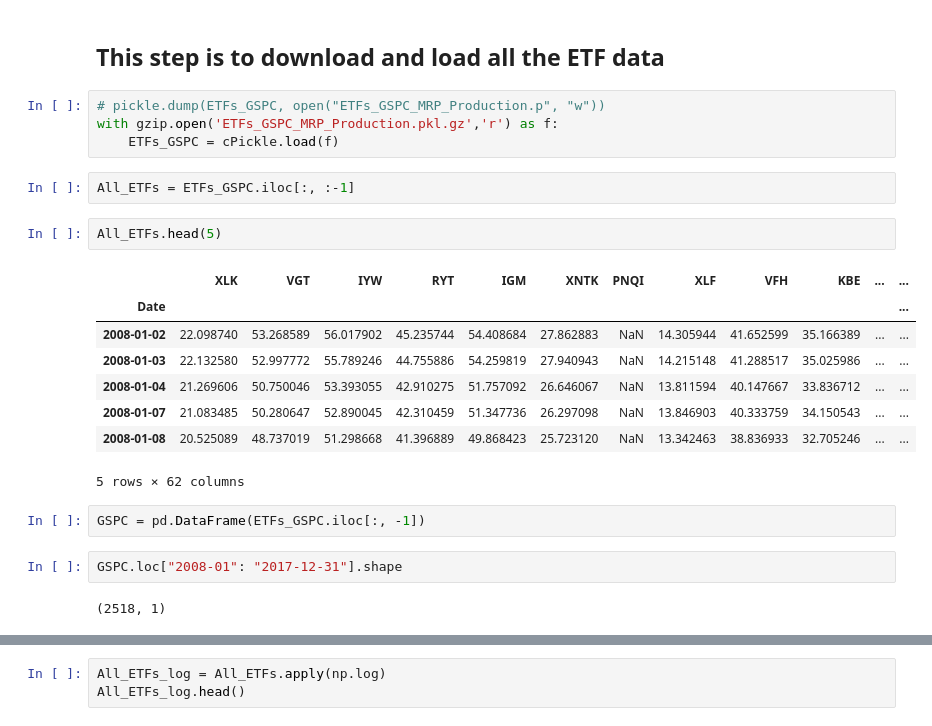
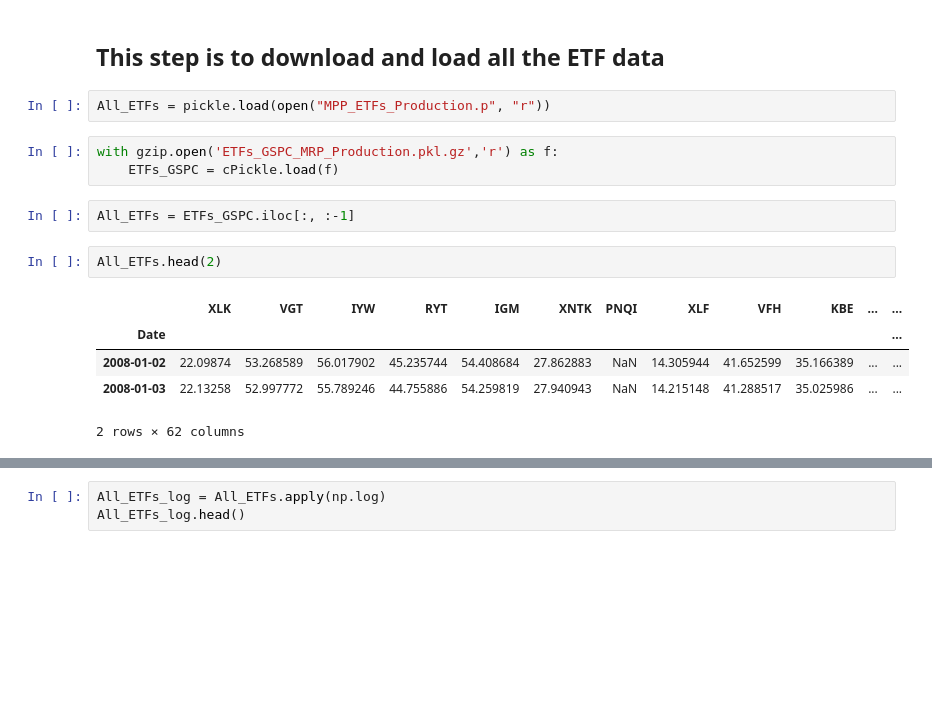
Before and after one commit to IceCreammm/MRP, a Jupyter notebook: MRP_Production_SPTR.ipynb, the cells around one changed output, grey strips where cells are left out. Drawn from its saved outputs; the diff is of its cells as text; blank space fills up the shorter version.

```diff
--- a/MRP_Production_SPTR.ipynb
+++ b/MRP_Production_SPTR.ipynb
@@ -28,26 +28,18 @@ from datetime import datetime as dt
 import math
 # %% [markdown]
 ## This step is to download and load all the ETF data
+# %%
+All_ETFs = pickle.load(open("MPP_ETFs_Production.p", "r"))
 # %%
-# pickle.dump(ETFs_GSPC, open("ETFs_GSPC_MRP_Production.p", "w"))
 with gzip.open('ETFs_GSPC_MRP_Production.pkl.gz','r') as f:
     ETFs_GSPC = cPickle.load(f)
 # %%
 All_ETFs = ETFs_GSPC.iloc[:, :-1]
 # %%
-All_ETFs.head(5)
+All_ETFs.head(2)
 # %% [output]
 |  | XLK | VGT | IYW | RYT | IGM | XNTK | PNQI | XLF | VFH | KBE | ... | ... |
 | Date |  |  |  |  |  |  |  |  |  |  |  | ... |
-| 2008-01-02 | 22.098740 | 53.268589 | 56.017902 | 45.235744 | 54.408684 | 27.862883 | NaN | 14.305944 | 41.652599 | 35.166389 | ... | ... |
-| 2008-01-03 | 22.132580 | 52.997772 | 55.789246 | 44.755886 | 54.259819 | 27.940943 | NaN | 14.215148 | 41.288517 | 35.025986 | ... | ... |
-| 2008-01-04 | 21.269606 | 50.750046 | 53.393055 | 42.910275 | 51.757092 | 26.646067 | NaN | 13.811594 | 40.147667 | 33.836712 | ... | ... |
-| 2008-01-07 | 21.083485 | 50.280647 | 52.890045 | 42.310459 | 51.347736 | 26.297098 | NaN | 13.846903 | 40.333759 | 34.150543 | ... | ... |
-| 2008-01-08 | 20.525089 | 48.737019 | 51.298668 | 41.396889 | 49.868423 | 25.723120 | NaN | 13.342463 | 38.836933 | 32.705246 | ... | ... |
+| 2008-01-02 | 22.09874 | 53.268589 | 56.017902 | 45.235744 | 54.408684 | 27.862883 | NaN | 14.305944 | 41.652599 | 35.166389 | ... | ... |
+| 2008-01-03 | 22.13258 | 52.997772 | 55.789246 | 44.755886 | 54.259819 | 27.940943 | NaN | 14.215148 | 41.288517 | 35.025986 | ... | ... |
-5 rows × 62 columns
+2 rows × 62 columns
-# %%
-GSPC = pd.DataFrame(ETFs_GSPC.iloc[:, -1])
-# %%
-GSPC.loc["2008-01": "2017-12-31"].shape
-# %% [output]
-(2518, 1)
```
Also changed, not shown: parts of 32 cells of this notebook, 2 other files.
